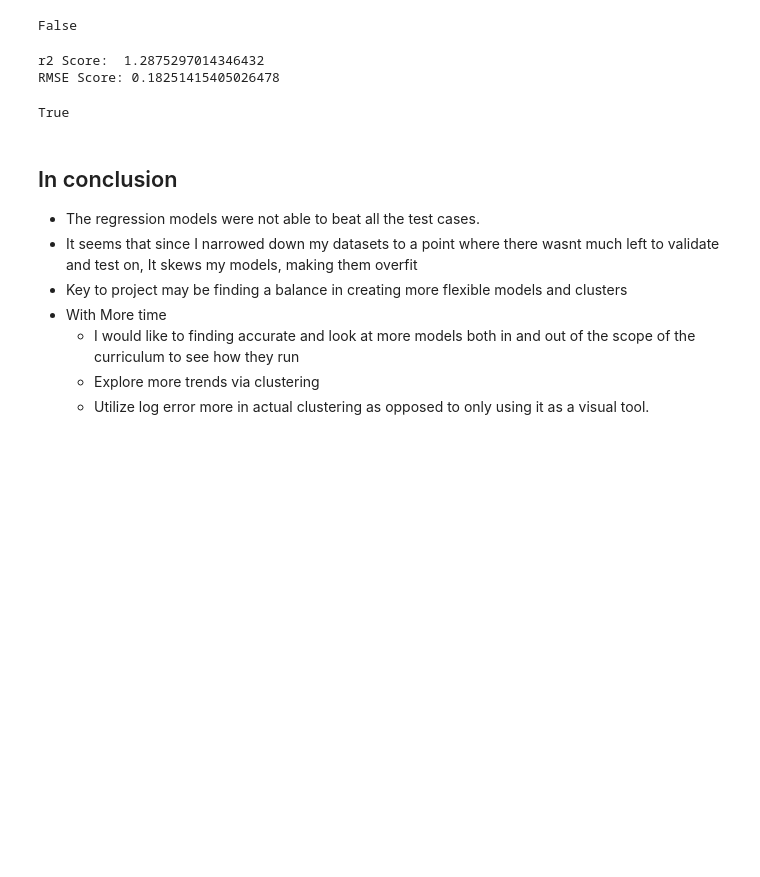
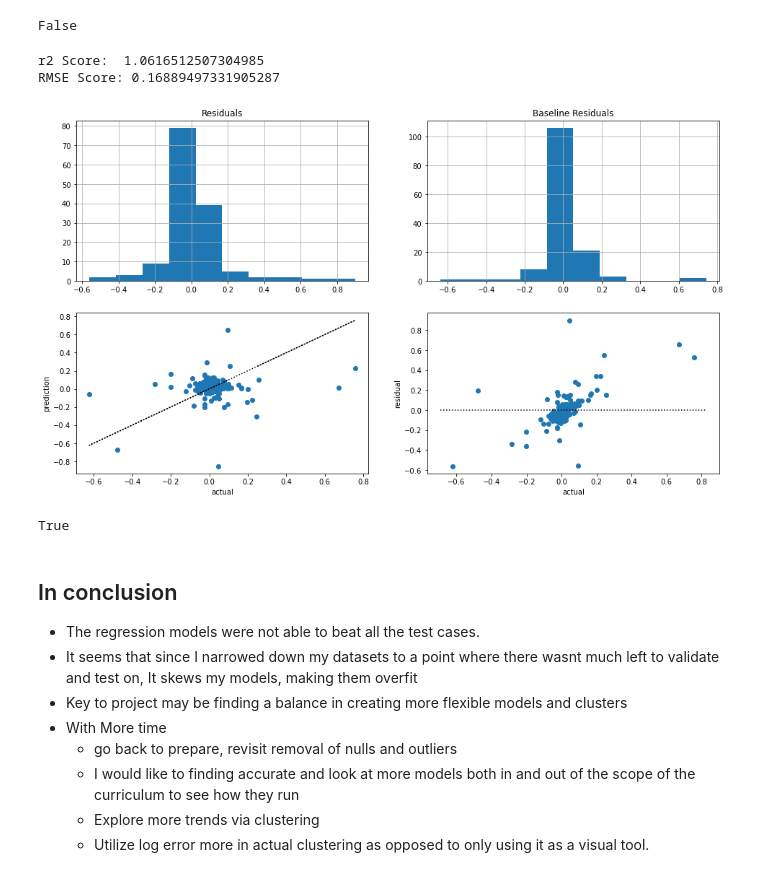
Before and after one commit to carterrxavier/clustering-project, a Jupyter notebook: Final_Notebook.ipynb, the cells around one changed output. Drawn from its saved outputs; the diff is of its cells as text; code cells hidden in the pictures; blank space fills up the shorter version.

```diff
--- a/Final_Notebook.ipynb
+++ b/Final_Notebook.ipynb
@@ -569,12 +565,13 @@ False
 # %%
 #Run test for fun
 pl_test = evaluate.get_model_results(evaluate.get_logbin(X_train[rfe], 1),\
                                       evaluate.get_logbin(y_train, 1).logerror,\
                                       evaluate.get_logbin(X_test[rfe], 1),\
-                                      evaluate.get_logbin(y_test, 1), target, 'poly')
+                                      evaluate.get_logbin(y_test, 1), target, 'poly', graph=True)
 # %% [output]
-r2 Score:  1.2875297014346432
-RMSE Score: 0.18251415405026478
+r2 Score:  1.0616512507304985
+RMSE Score: 0.16889497331905287
+[figure, added]
 # %%
 (pl_test[1] + baseline_up)/2 < Baseline
 # %% [output]
@@ -585,6 +582,7 @@ True
 - It seems that since I narrowed down my datasets to a point where there wasnt much left to validate and test on, It skews my models, making them overfit
 - Key to project may be finding a balance in creating more flexible models and clusters
 - With More time
+    * go back to prepare, revisit removal of nulls and outliers
     * I would like to finding accurate and look at more models both in and out of the scope of the curriculum to see how they run
     * Explore more trends via clustering
     * Utilize log error more in actual clustering as opposed to only using it as a visual tool.
```
Also changed, not shown: parts of 11 cells of this notebook.
